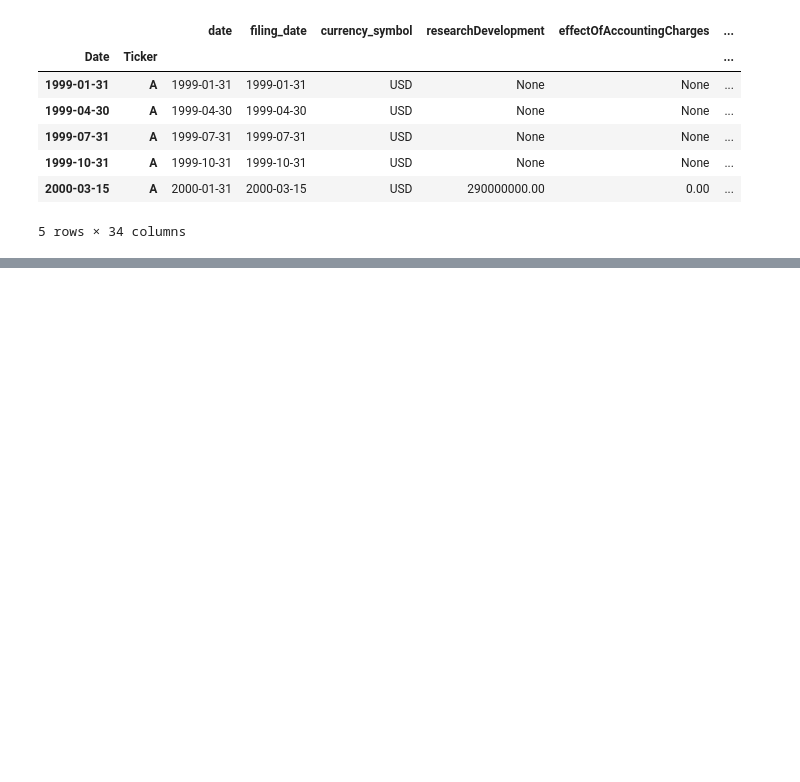
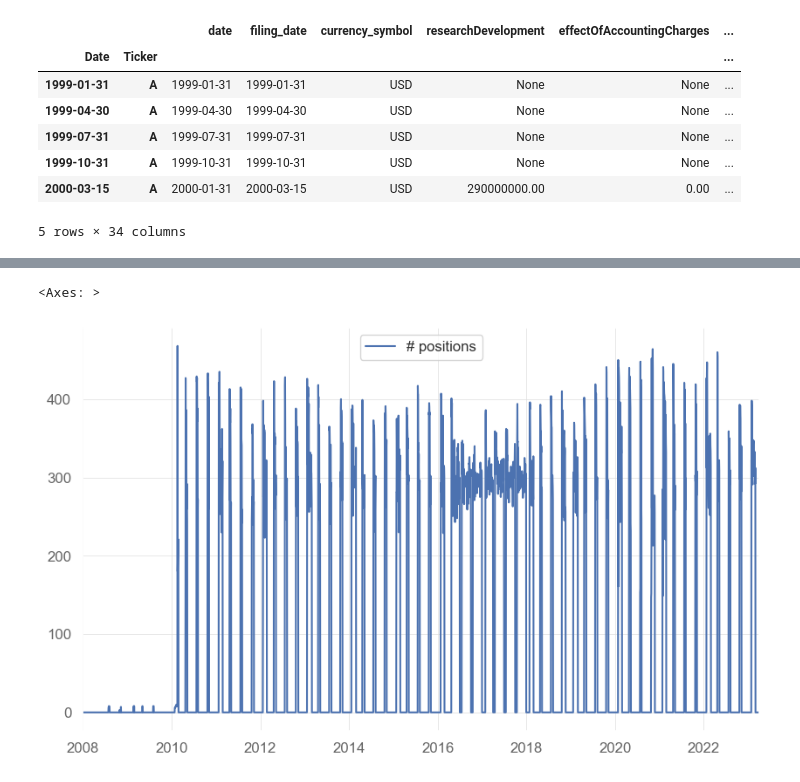
Before and after one commit to nabz78350/backtesting, a Jupyter notebook: strat_debt_ebita_.ipynb, the cells around one changed output, grey strips where cells are left out. Cells and saved outputs as stored; diff of their text form; code cells hidden in the pictures; blank space fills up the shorter version.

```diff
--- a/strat_debt_ebita_.ipynb
+++ b/strat_debt_ebita_.ipynb
@@ -181,0 +198,5 @@ dtype: float64
+# %%
+signal.count(1).plot(label ='# positions',legend=True)
+# %% [output]
+<Axes: >
+[figure, added]
```
Also changed, not shown: parts of 4 cells of this notebook.
